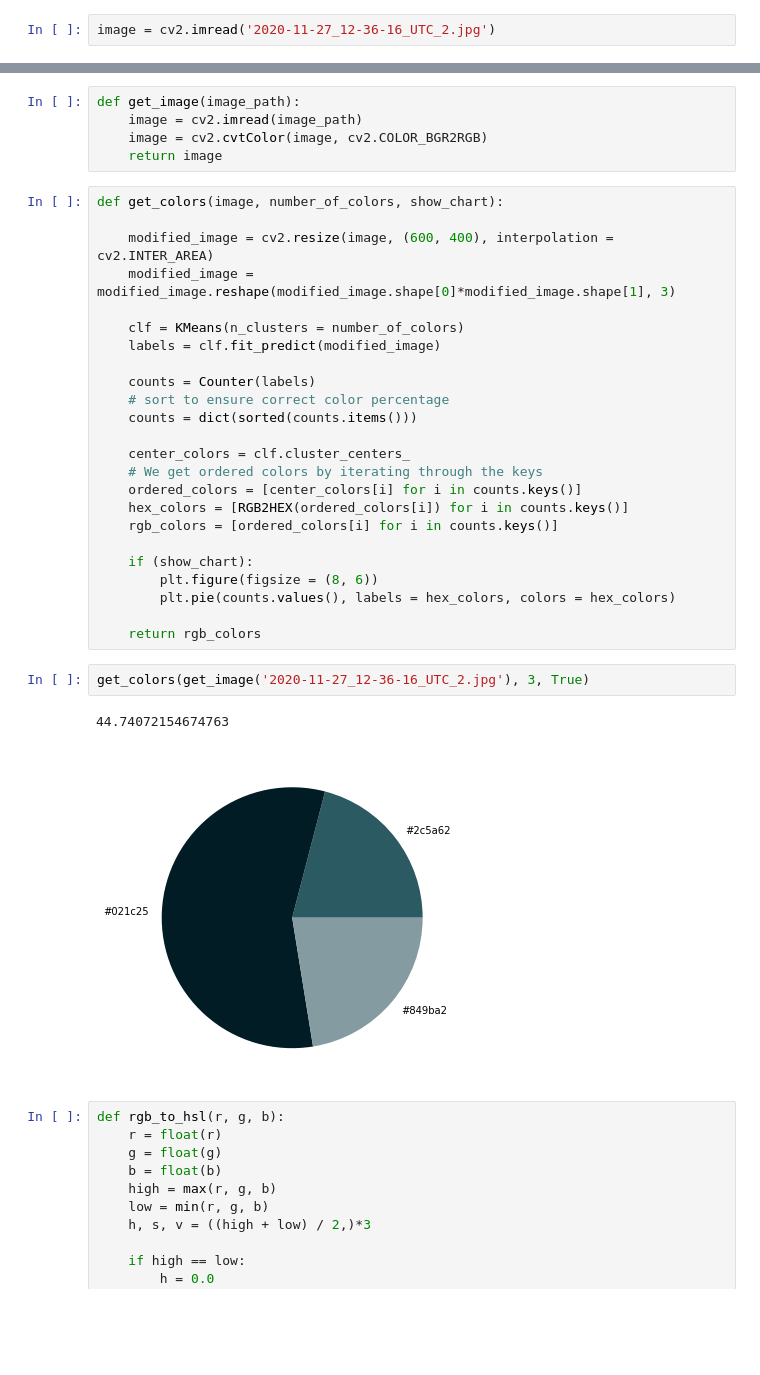
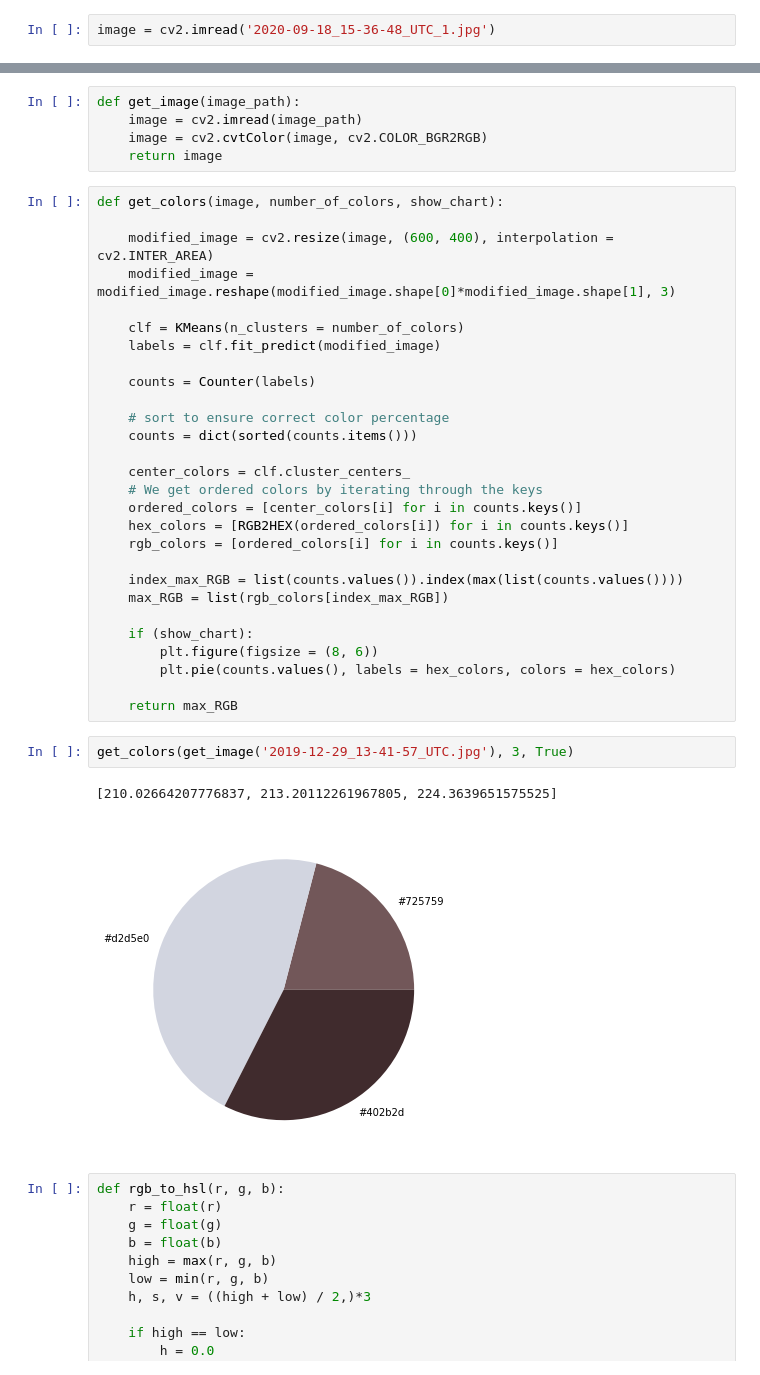
Before and after one commit to SalimAmarti/Color_Classifier, a Jupyter notebook: Color classifier.ipynb, the cells around one changed output, grey strips where cells are left out. Drawn from its saved outputs; the diff is of its cells as text; blank space fills up the shorter version.

```diff
--- a/Color classifier.ipynb
+++ b/Color classifier.ipynb
@@ -84,7 +73,7 @@ import os
 
 %matplotlib inline
 # %%
-image = cv2.imread('2020-11-27_12-36-16_UTC_2.jpg')
+image = cv2.imread('2020-09-18_15-36-48_UTC_1.jpg')
 # %%
 image.shape
 # %% [output]
@@ -118,6 +107,7 @@ def get_colors(image, number_of_colors, show_chart):
     labels = clf.fit_predict(modified_image)
 
     counts = Counter(labels)
+
     # sort to ensure correct color percentage
     counts = dict(sorted(counts.items()))
 
@@ -127,16 +117,19 @@ def get_colors(image, number_of_colors, show_chart):
     hex_colors = [RGB2HEX(ordered_colors[i]) for i in counts.keys()]
     rgb_colors = [ordered_colors[i] for i in counts.keys()]
 
+    index_max_RGB = list(counts.values()).index(max(list(counts.values())))
+    max_RGB = list(rgb_colors[index_max_RGB])
+
     if (show_chart):
         plt.figure(figsize = (8, 6))
         plt.pie(counts.values(), labels = hex_colors, colors = hex_colors)
 
-    return rgb_colors
+    return max_RGB
 # %%
-get_colors(get_image('2020-11-27_12-36-16_UTC_2.jpg'), 3, True)
+get_colors(get_image('2019-12-29_13-41-57_UTC.jpg'), 3, True)
 # %% [output]
-44.74072154674763
+[210.02664207776837, 213.20112261967805, 224.3639651575525]
-[figure, old version]
+[figure, new version]
 # %%
 def rgb_to_hsl(r, g, b):
     r = float(r)
```
Also changed, not shown: parts of 9 cells of this notebook.
